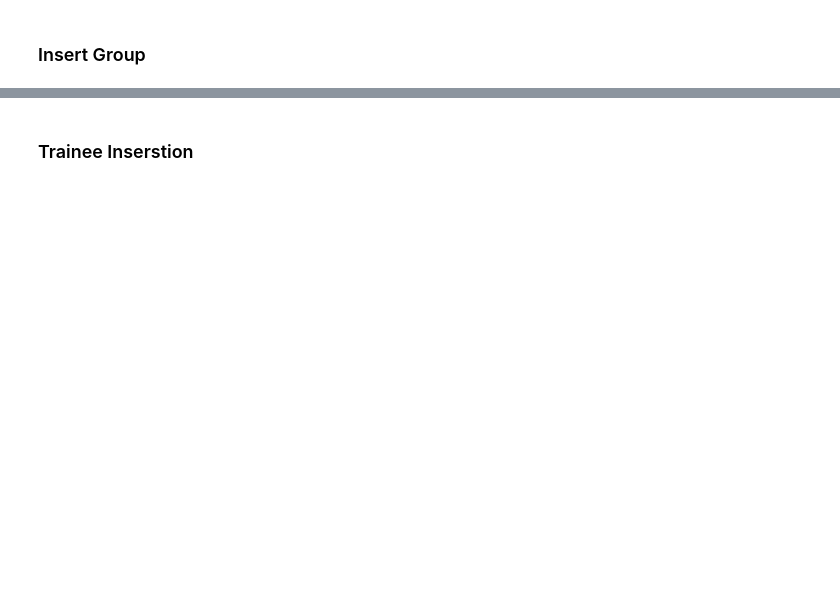
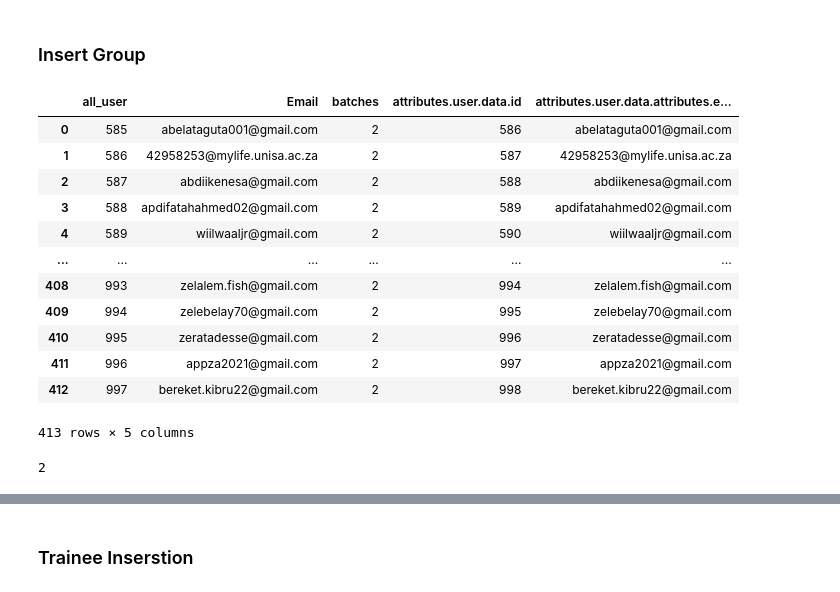
Before and after one commit to 10xac/review, a Jupyter notebook: notebooks/Insert_trainees.ipynb, the cells around one changed output, grey strips where cells are left out. Cells and saved outputs as stored; diff of their text form; code cells hidden in the pictures; blank space fills up the shorter version.

```diff
--- a/notebooks/Insert_trainees.ipynb
+++ b/notebooks/Insert_trainees.ipynb
@@ -106,5 +254,25 @@ Pausing for 5 minutes...
 ### Insert Group
 # %%
 adf = tip.select_batch_users_from_allusers()
+# %%
+adf
+# %% [output]
+|  | all_user | Email | batches | attributes.user.data.id | attributes.user.data.attributes.e... |
+| 0 | 585 | abelataguta001@gmail.com | 2 | 586 | abelataguta001@gmail.com |
+| 1 | 586 | 42958253@mylife.unisa.ac.za | 2 | 587 | 42958253@mylife.unisa.ac.za |
+| 2 | 587 | abdiikenesa@gmail.com | 2 | 588 | abdiikenesa@gmail.com |
+| 3 | 588 | apdifatahahmed02@gmail.com | 2 | 589 | apdifatahahmed02@gmail.com |
+| 4 | 589 | wiilwaaljr@gmail.com | 2 | 590 | wiilwaaljr@gmail.com |
+| ... | ... | ... | ... | ... | ... |
+| 408 | 993 | zelalem.fish@gmail.com | 2 | 994 | zelalem.fish@gmail.com |
+| 409 | 994 | zelebelay70@gmail.com | 2 | 995 | zelebelay70@gmail.com |
+| 410 | 995 | zeratadesse@gmail.com | 2 | 996 | zeratadesse@gmail.com |
+| 411 | 996 | appza2021@gmail.com | 2 | 997 | appza2021@gmail.com |
+| 412 | 997 | bereket.kibru22@gmail.com | 2 | 998 | bereket.kibru22@gmail.com |
+413 rows × 5 columns
+# %%
+tip.configs.batch
+# %% [output]
+2
 # %%
 tip.insert_group()
```
Also changed, not shown: parts of 20 cells of this notebook, 3 other files.
